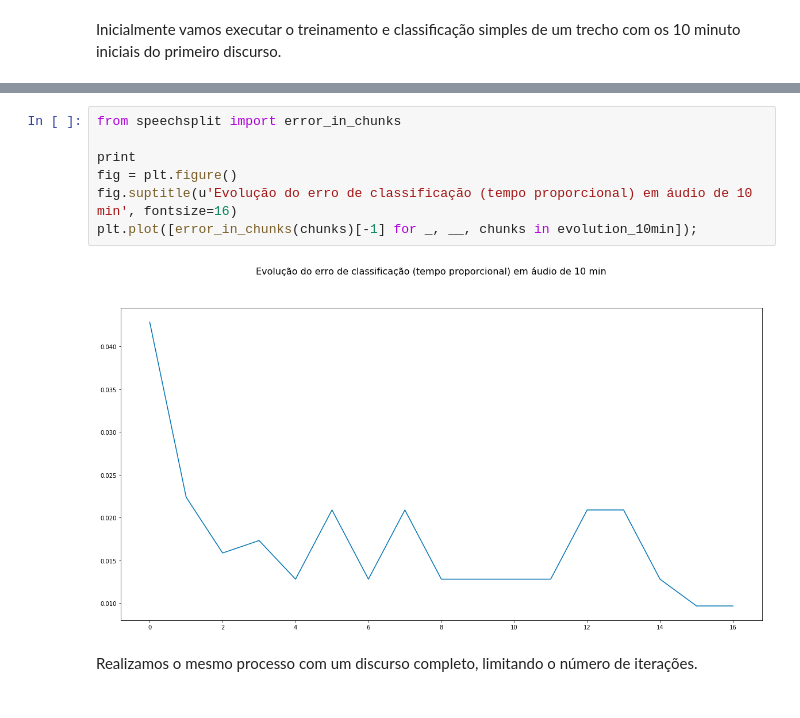
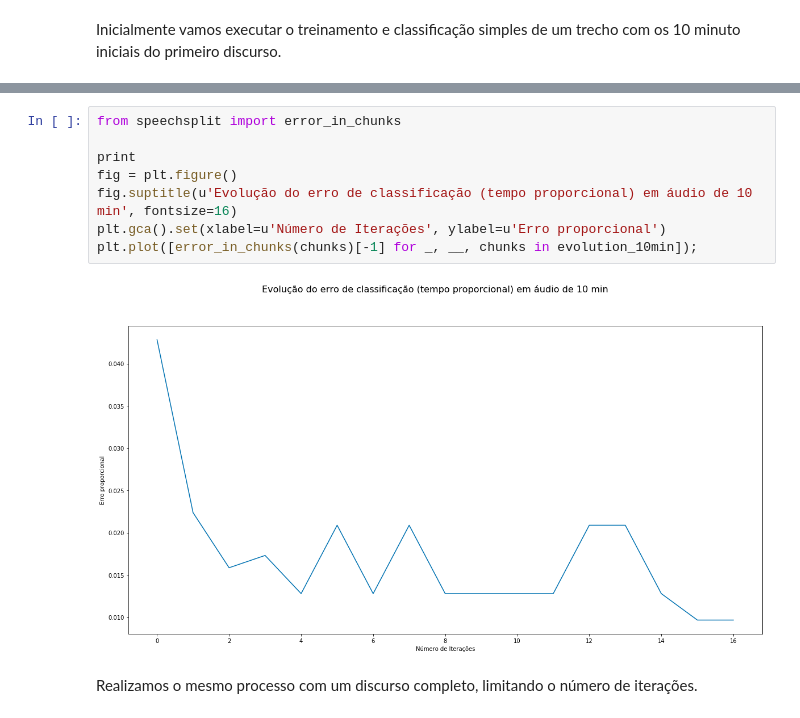
Before and after one commit to bigdatamatta/speechsplit, a Jupyter notebook: training.ipynb, the cells around one changed output, grey strips where cells are left out. Drawn from its saved outputs; the diff is of its cells as text.

```diff
--- a/training.ipynb
+++ b/training.ipynb
@@ -84,12 +83,13 @@ report_on_evolution_of_refit_from_best(evolution_10min)
 # %%
 from speechsplit import error_in_chunks
 
 print
 fig = plt.figure()
 fig.suptitle(u'Evolução do erro de classificação (tempo proporcional) em áudio de 10 min', fontsize=16)
+plt.gca().set(xlabel=u'Número de Iterações', ylabel=u'Erro proporcional')
 plt.plot([error_in_chunks(chunks)[-1] for _, __, chunks in evolution_10min]);
 # %% [output]
-[figure, old version]
+[figure, new version]
 # %% [markdown]
 Realizamos o mesmo processo com um discurso completo, limitando o número de iterações.
 # %%
```
Also changed, not shown: parts of 12 cells of this notebook.
